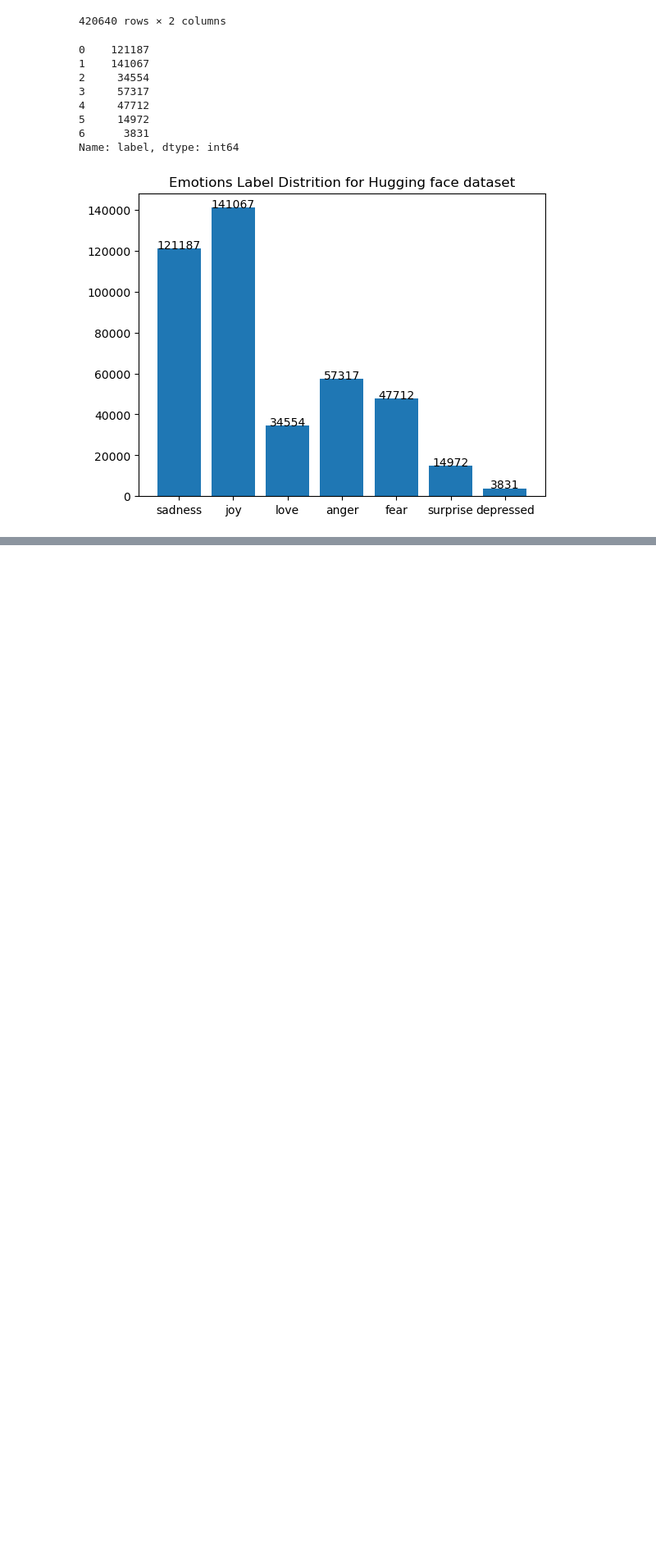
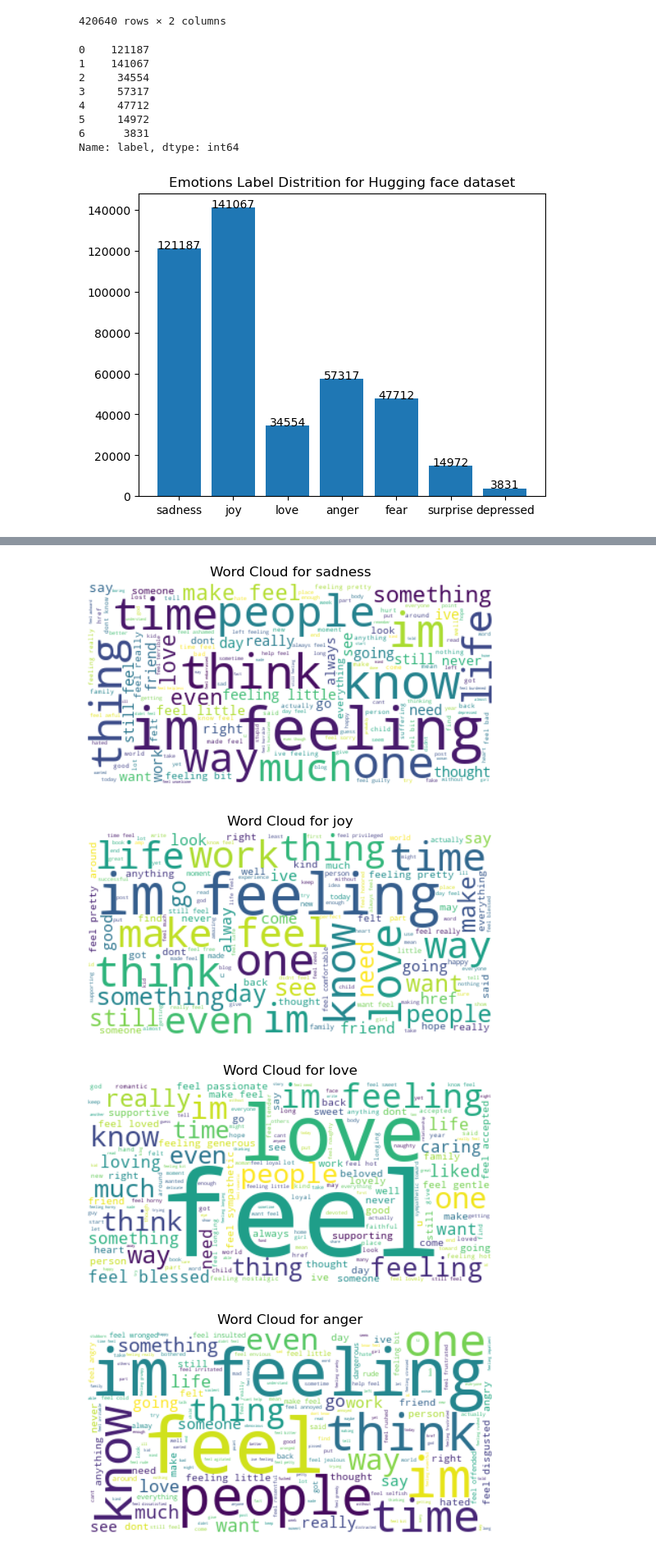
Before and after one commit to limseowchong/multi_class_sentiment_analysis, a Jupyter notebook: sentiment_analysis.ipynb, the cells around one changed output, grey strips where cells are left out. Shown at 82% size. Cells and saved outputs as stored; diff of their text form; code cells hidden in the pictures; blank space fills up the shorter version.

Commit message:
Added Text Preprocessing and Wordclouds for each sentiment;

```diff
--- a/sentiment_analysis.ipynb
+++ b/sentiment_analysis.ipynb
@@ -366,0 +425,3 @@ new_emotions_df.to_csv('new_emotions.csv',index=False)
+# %%
+df['text_tokenized'] = df['text'].apply(lambda x: x.split())
+df['text_tokenized']
@@ -366,0 +443,5 @@ new_emotions_df.to_csv('new_emotions.csv',index=False)
+# %%
+stop_words = stopwords.words('english')
+
+df['text_tokenized'] = df['text_tokenized'].apply(lambda x: [word for word in x if word not in stop_words])
+df['text_tokenized']
@@ -366,0 +463,5 @@ new_emotions_df.to_csv('new_emotions.csv',index=False)
+# %%
+lemmatizer = WordNetLemmatizer()
+
+df['text_tokenized'] = df['text_tokenized'].apply(lambda x: [lemmatizer.lemmatize(word) for word in x])
+df['text_tokenized']
@@ -366,0 +483,3 @@ new_emotions_df.to_csv('new_emotions.csv',index=False)
+# %%
+df['text_tokenized_join'] = df['text_tokenized'].apply(lambda x: " ".join(x))
+df['text_tokenized_join']
@@ -366,0 +499,27 @@ new_emotions_df.to_csv('new_emotions.csv',index=False)
+# %%
+sentiment_map = {
+    0: "sadness",
+    1: "joy",
+    2: "love",
+    3: "anger",
+    4: "fear",
+    5: "surprise",
+    6: "depression"
+}
+
+for i in range(7):
+
+
+    corpus = " ".join(df[df['label'] == i]['text_tokenized_join'].to_list())
+
+    wordcloud = WordCloud(background_color="white").generate(corpus)
+
+    plt.imshow(wordcloud, interpolation='bilinear')
+    plt.title(f"Word Cloud for {sentiment_map[i]}")
+    plt.axis("off")
+    plt.show()
+# %% [output]
+[figure, added]
+[figure, added]
+[figure, added]
+[figure, added]
```
Also changed, not shown: parts of 17 cells of this notebook, 1 other file.
